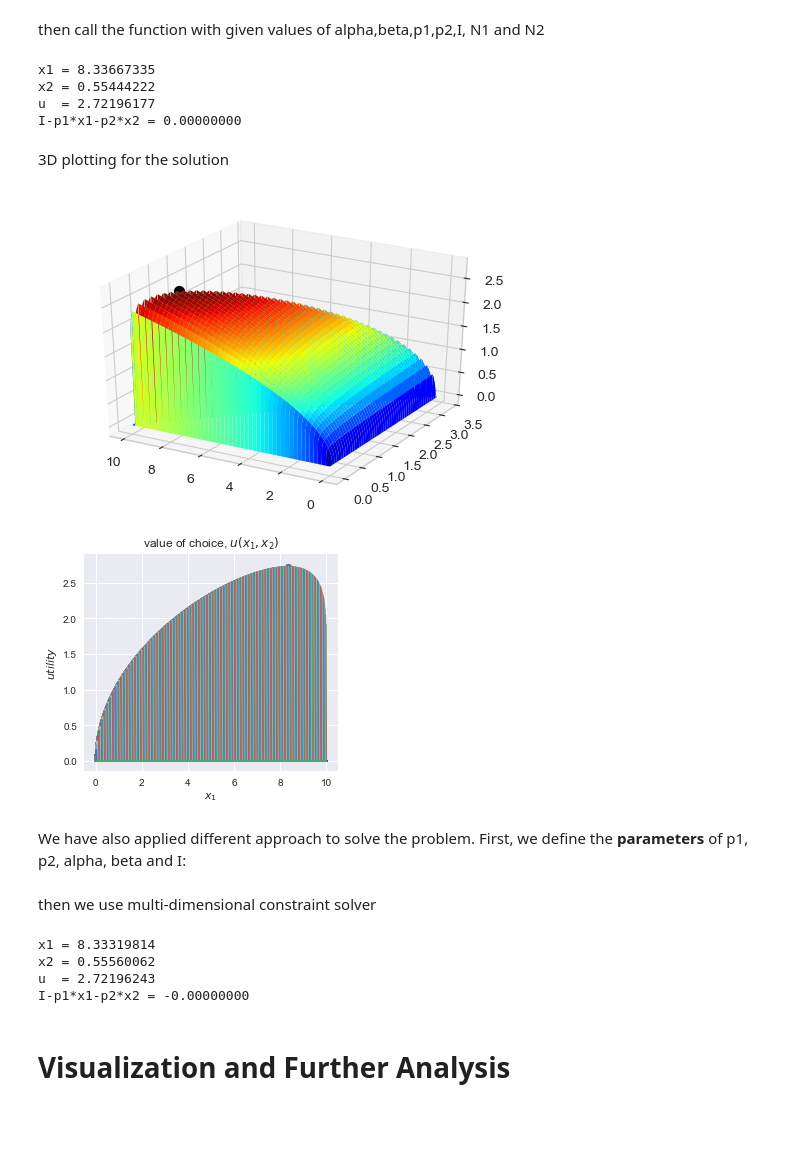
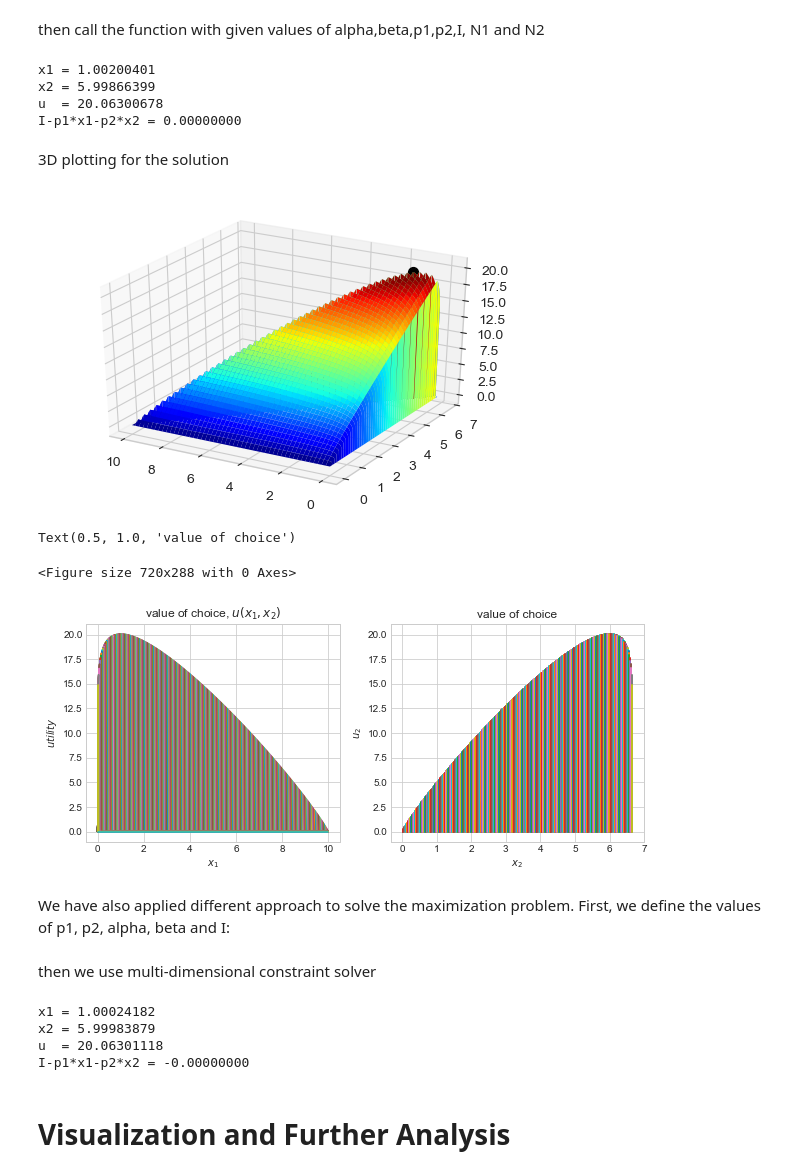
Before and after one commit to NumEconCopenhagen/projects-2020-group-999, a Jupyter notebook: modelproject/modelproject_1.ipynb, the cells around one changed output. Drawn from its saved outputs; the diff is of its cells as text; code cells hidden in the pictures; blank space fills up the shorter version.

```diff
--- a/modelproject/modelproject_1.ipynb
+++ b/modelproject/modelproject_1.ipynb
@@ -44,5 +42,5 @@ And we define all **symbols**:
 # %%
-alpha = sm.symbols('alpha')
+A = sm.symbols('A')
 beta = sm.symbols('beta')
 x1 = sm.symbols('x_1')
 x2 = sm.symbols('x_2')
@@ -50,10 +48,6 @@ p1 = sm.symbols('p_1')
 p2 = sm.symbols('p_2')
 I = sm.symbols('I')
 U = sm.symbols('U')
-
-
-# we have budget constraint bc which
-bc = sm.Eq(p1*x1 + p2*x2, I)
 # %% [markdown]
 define objective function
 # %%
@@ -105,11 +99,12 @@ $\displaystyle \frac{I \beta}{p_{2} \left(\alpha + \beta\right)}$
 # %%
 # first we define utility function
-def util(x1,x2,alpha,beta):
-    return x1**alpha *x2**beta
+def util(x1,x2,A,beta):
+    util = A*x1**beta *x2**(1-beta)
+    return util
 # %% [markdown]
 To find the optimal choice of x1 and x2 we loop through a grid of $N1 \times N2$ possible solutions
 # %%
-def optimal_choice(alpha,beta,I,p1,p2,N1,N2,do_print=True):
+def optimal_choice(A,beta,I,p1,p2,N1,N2,do_print=True):
 
     # a. allocate numpy arrays
     shape_tuple = (N1,N2)
@@ -117,10 +112,10 @@ def optimal_choice(alpha,beta,I,p1,p2,N1,N2,do_print=True):
     x2_values = np.empty(shape_tuple)
     u_values = np.empty(shape_tuple)
 
-    # b. start from guess of optimal value x1=x2=0
+    # b. initialize optimal value of x1,x2 and utility
     x1_best = 0
     x2_best = 0
-    u_best = util(0,0,alpha=alpha,beta=beta)
+    u_best = util(0,0,A=A,beta=beta)
 
     # c. loop through all possibilities
     for i in range(N1):
@@ -132,9 +127,9 @@ def optimal_choice(alpha,beta,I,p1,p2,N1,N2,do_print=True):
 
             # ii. utility
             if p1*x1+p2*x2 <= I: # u(x1,x2) if within budget constraint
-                u_values[i,j] = util(x1,x2,alpha=alpha,beta=beta)
+                u_values[i,j] = util(x1,x2,A=A,beta=beta)
             else: # u(0,0) if out of budget constraint
-                u_values[i,j] = util(0,0,alpha=alpha,beta=beta)
+                u_values[i,j] = util(0,0,A=A,beta=beta)
 
             # iii. check if best sofar
             if u_values[i,j] > u_best:
@@ -157,17 +152,17 @@ def print_solution(x1,x2,u,I,p1,p2):
 # %% [markdown]
 then call the function with given values of alpha,beta,p1,p2,I, N1 and N2
 # %%
-sol_a = optimal_choice(alpha=0.5,beta=0.1,I=10,p1=1,p2=3,N1=500,N2=500)
+sol_0 = optimal_choice(A=4,beta=0.1,I=20,p1=2,p2=3,N1=500,N2=500)
 # %% [output]
-x1 = 8.33667335
-x2 = 0.55444222
-u  = 2.72196177
+x1 = 1.00200401
+x2 = 5.99866399
+u  = 20.06300678
 I-p1*x1-p2*x2 = 0.00000000
 # %% [markdown]
 3D plotting for the solution
 # %%
 # a. unpack solution
-x1_best,x2_best,u_best,x1_values,x2_values,u_values = sol_a
+x1_best,x2_best,u_best,x1_values,x2_values,u_values = sol_0
 
 # b. setup figure
 fig = plt.figure(dpi=100,num='')
@@ -180,29 +175,34 @@ ax.invert_xaxis()
 # d. find optimal choice
 ax.scatter(x1_best,x2_best,u_best,s=50,color='black');
 # %% [output]
-[figure, old version]
+[figure, new version]
 # %%
-plt.style.use("seaborn")
+plt.style.use('seaborn-whitegrid')
 
 # a. create the figure
 fig = plt.figure(figsize=(10,4))
 
 # b. unpack solution
-x1_best,x2_best,u_best,x1_values,x2_values,u_values = sol_a
+x1_best,x2_best,u_best,x1_values,x2_values,u_values = sol_0
 
-# c. left plot
+# c. plot
+fig = plt.figure(figsize=(10,4))
 ax = fig.add_subplot(1,2,1)
-
 ax.plot(x1_values,u_values)
-ax.scatter(x1_best,u_best)
-
 ax.set_title('value of choice, $u(x_1,x_2)$')
 ax.set_xlabel('$x_1$')
 ax.set_ylabel('$utility$')
-ax.grid(True)
+
+ax = fig.add_subplot(1,2,2)
+ax.plot(x2_values,u_values)
+ax.set_xlabel('$x_2$')
+ax.set_ylabel('$u_2$')
+ax.set_title('value of choice')
 # %% [output]
+Text(0.5, 1.0, 'value of choice')
+<Figure size 720x288 with 0 Axes>
-[figure, old version]
+[figure, new version]
 # %% [markdown]
-We have also applied different approach to solve the problem.
-First, we define the **parameters** of p1, p2, alpha, beta and I:
+We have also applied different approach to solve the maximization problem.
+First, we define the values of p1, p2, alpha, beta and I:
 # %%
@@ -215,11 +215,11 @@ beta = 0.1
 then we use multi-dimensional constraint solver
 # %%
 # a. objective function for minimizing
-def func_0(x,alpha,beta,I,p1,p2):
+def func_0(x,A,beta,I,p1,p2):
     # x is a vector
     x1 = x[0]
     x2 = x[1]
-    return -util(x1,x2,alpha,beta)
+    return -util(x1,x2,A,beta)
 
 # b. constraints and bounds
 constraints = ({'type': 'ineq', 'fun': lambda x:  I-p1*x[0]-p2*x[1]})
@@ -227,19 +227,19 @@ bounds = ((0,I/p1),(0,I/p2))
 
 # c. call solver
 initial_guess = [I/p1/2,I/p2/2]
-sol_case2 = optimize.minimize(
-    func_0,initial_guess,args=(alpha,beta,p1,p2,I),
+sol_1 = optimize.minimize(
+    func_0,initial_guess,args=(A,beta,p1,p2,I),
     method='SLSQP',bounds=bounds,constraints=constraints)
 
 # d. unpack solution
-x1 = sol_case2.x[0]
-x2 = sol_case2.x[1]
-u = util(x1,x2,alpha,beta)
+x1 = sol_1.x[0]
+x2 = sol_1.x[1]
+u = util(x1,x2,A,beta)
 print_solution(x1,x2,u,I,p1,p2)
 # %% [output]
-x1 = 8.33319814
-x2 = 0.55560062
-u  = 2.72196243
+x1 = 1.00024182
+x2 = 5.99983879
+u  = 20.06301118
 I-p1*x1-p2*x2 = -0.00000000
 # %% [markdown]
 # Visualization and Further Analysis
```
Also changed, not shown: parts of 22 cells of this notebook.
